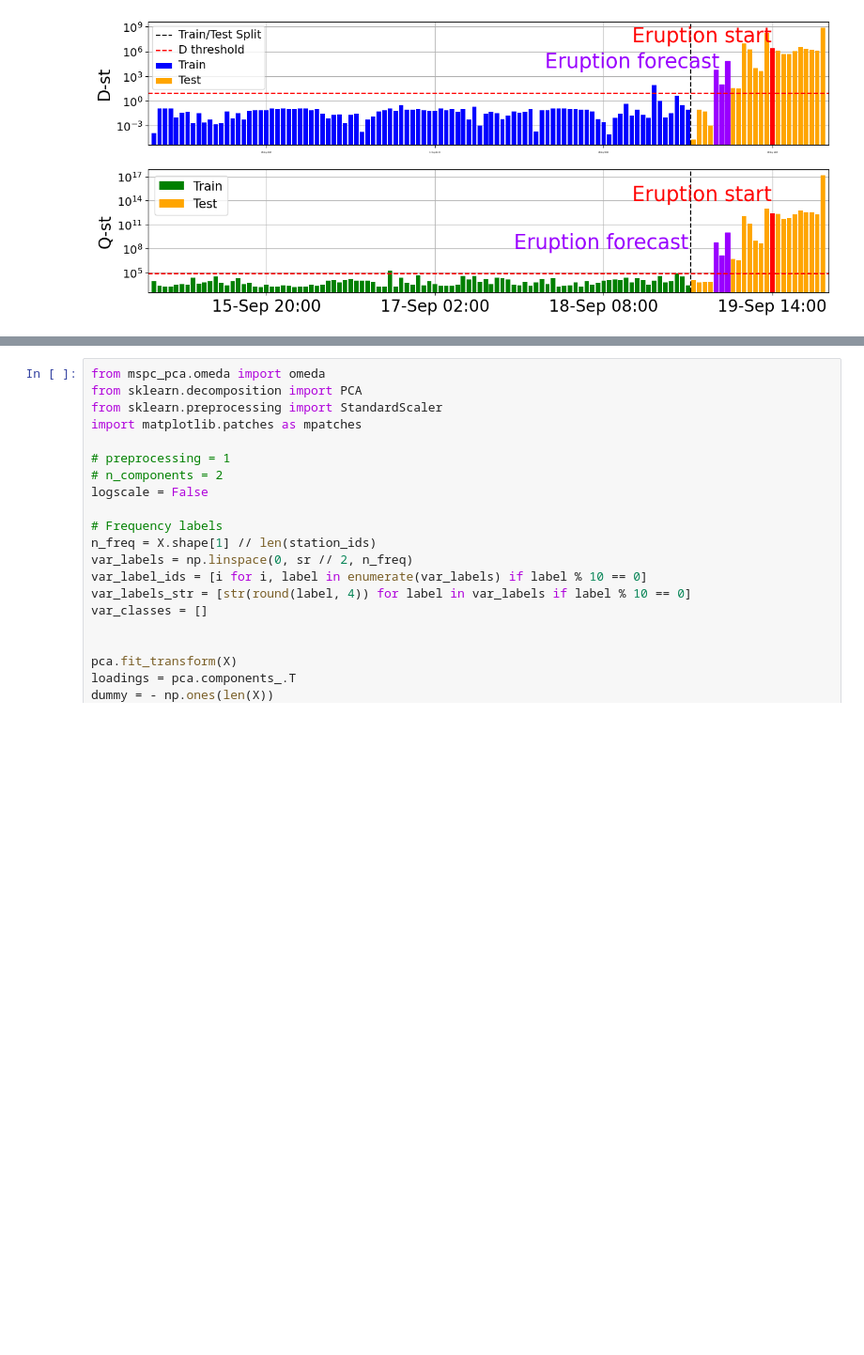
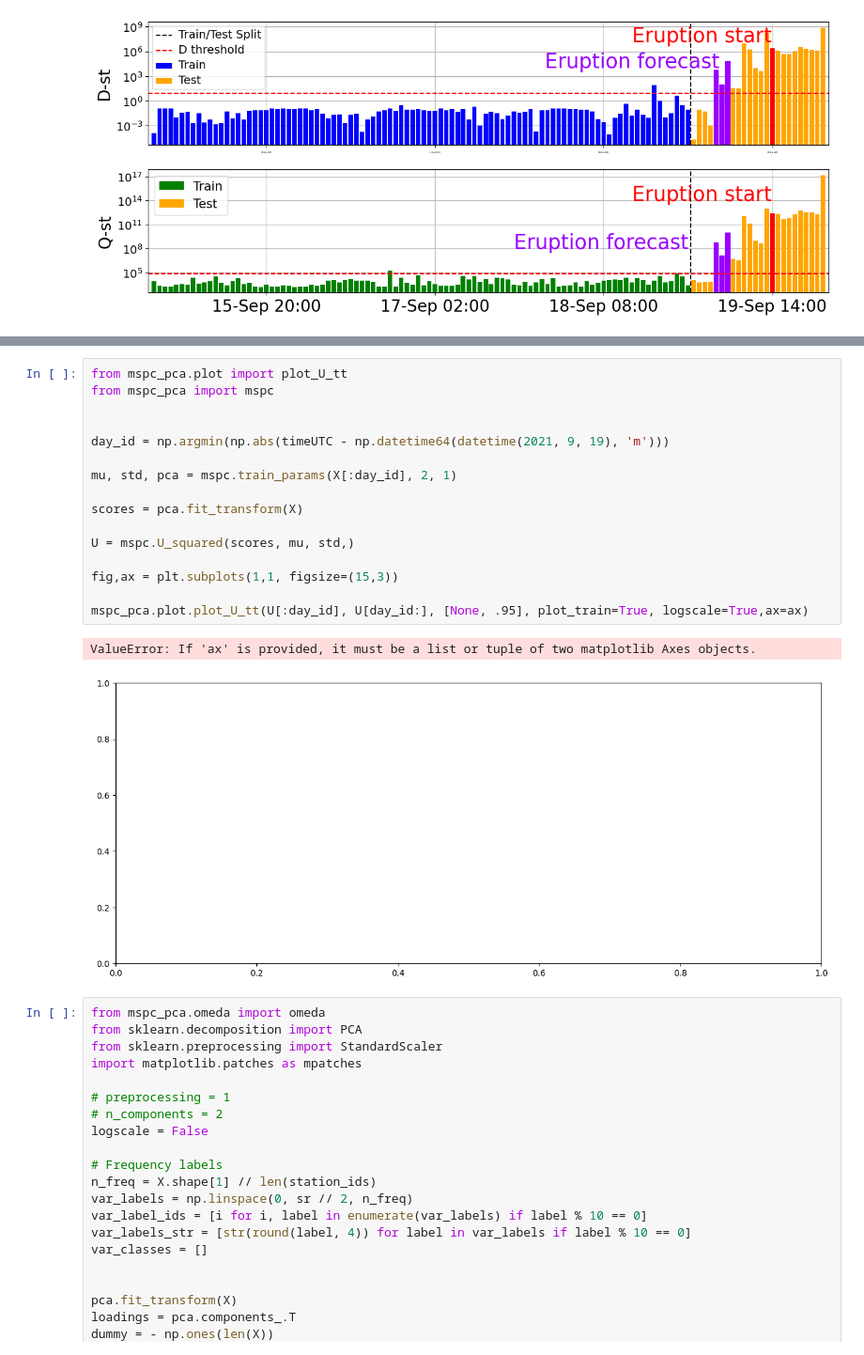
Before and after one commit to CoDaSLab/MSPC-Seismic, a Jupyter notebook: exploration/IGARSS.ipynb, the cells around one changed output, grey strips where cells are left out. Shown at 94% size. Saved outputs shown, nothing was run; the diff lists cells and outputs as text; blank space fills up the shorter version.

```diff
--- a/exploration/IGARSS.ipynb
+++ b/exploration/IGARSS.ipynb
@@ -532,3 +554,22 @@ ax[1].legend(handles, labels, fontsize=15)
+# %%
+from mspc_pca.plot import plot_U_tt
+from mspc_pca import mspc
+
+
+day_id = np.argmin(np.abs(timeUTC - np.datetime64(datetime(2021, 9, 19), 'm')))
+
+mu, std, pca = mspc.train_params(X[:day_id], 2, 1)
+
+scores = pca.fit_transform(X)
+
+U = mspc.U_squared(scores, mu, std,)
+
+fig,ax = plt.subplots(1,1, figsize=(15,3))
+
+mspc_pca.plot.plot_U_tt(U[:day_id], U[day_id:], [None, .95], plot_train=True, logscale=True,ax=ax)
+# %% [output]
+ValueError: If 'ax' is provided, it must be a list or tuple of two matplotlib Axes objects.
+[figure, added]
 # %%
 from mspc_pca.omeda import omeda
 from sklearn.decomposition import PCA
```
Also changed, not shown: parts of 9 cells of this notebook, 16 other files.
